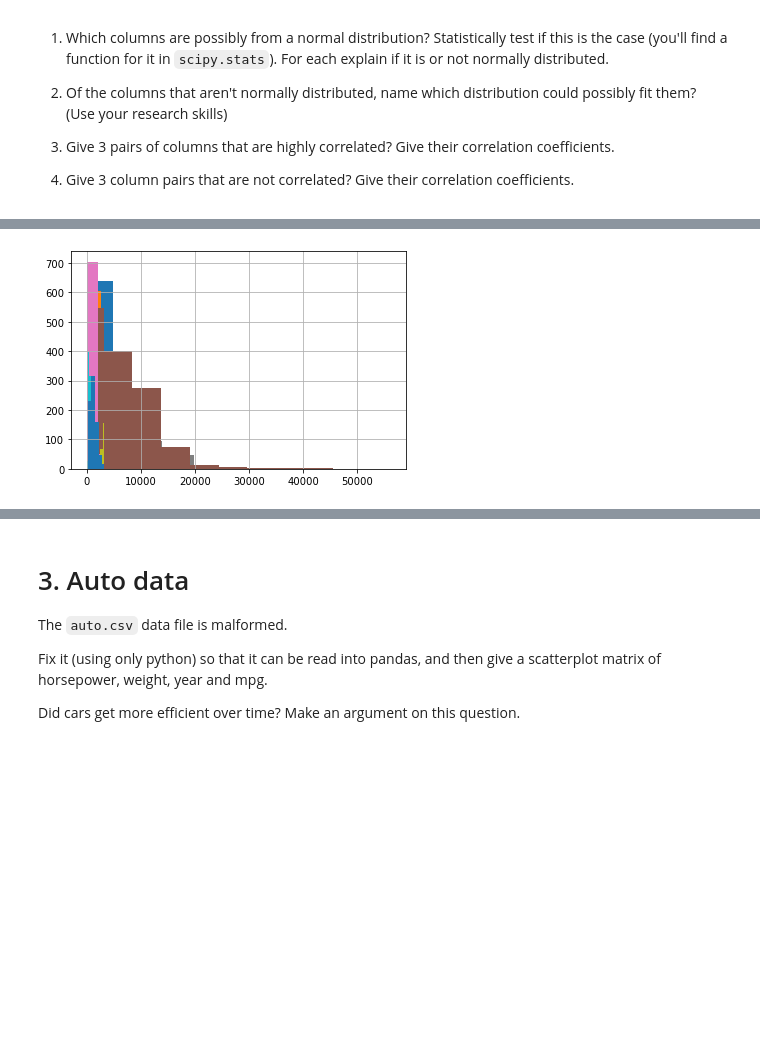
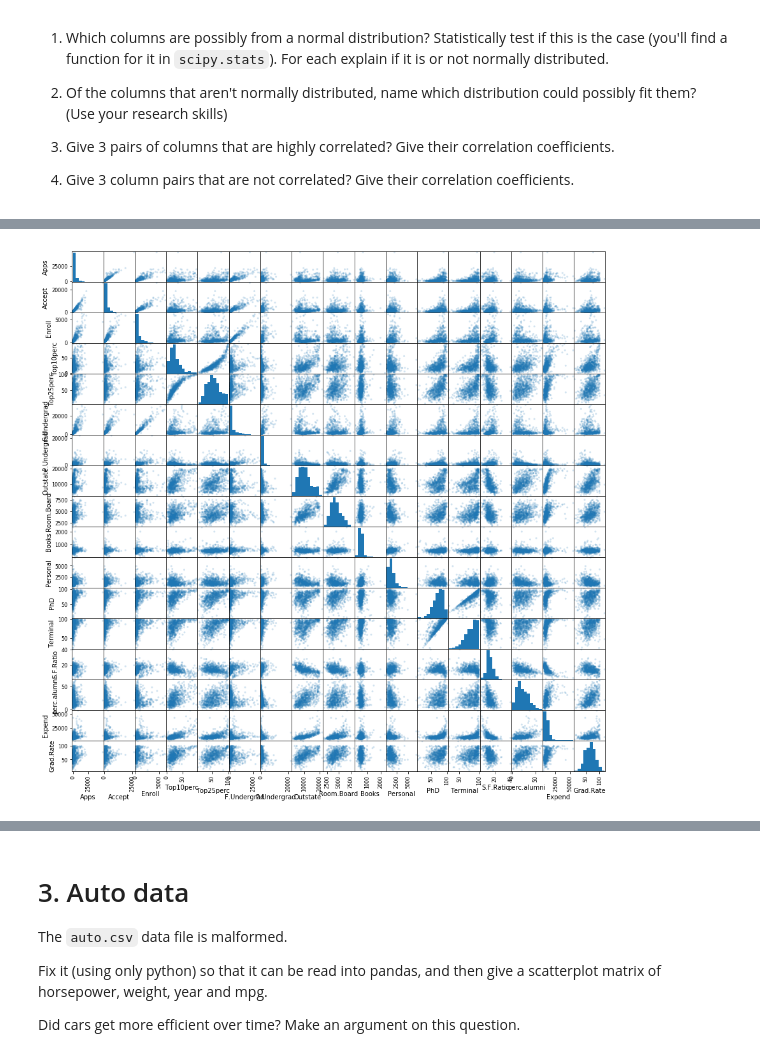
Before and after one commit to cb-ds-1/m2-4-stats, a Jupyter notebook: Workshop.ipynb, the cells around one changed output, grey strips where cells are left out. Saved outputs shown, nothing was run; the diff lists cells and outputs as text; code cells hidden in the pictures; blank space fills up the shorter version.

```diff
--- a/Workshop.ipynb
+++ b/Workshop.ipynb
@@ -31,43 +31,82 @@ Use a scatterplot matrix to analyze the data and answer the following questions:
 # %%
 import pandas as pd
 from itertools import combinations
-import matplotlib as plt
+import matplotlib.pyplot as plt
 import numpy as np
+import seaborn as sns
+from pandas.plotting import scatter_matrix
 from scipy import stats
+
 
 df = pd.read_csv('data/college.csv')
 cols = list(df.columns)
 del cols[0]
 del cols[0]
-print(df)
-alpha = 1e-3
+
+scatter_matrix(df, alpha = 0.2, figsize = (15, 15), diagonal = 'hist')
+
+"""
+NOTE:
+Normality, and skewness, all depend on our arbitrary
+convention for either of these thresholds.
+
+Proof: cdf['skew'] shows none of the datasets are 'perfectly' normally distributed,
+but we can notice that our "Normally" distributed sets as defined in cdf['is_nd']
+have skew values much closer to 0 than those considered not normally distributed.
+
+"""
+alpha = 1e-9
 cdf = pd.DataFrame({
     'column': cols
 })
 
 cdf['p-value'] = cdf.column.apply(lambda row: stats.normaltest(df[row])[1])
+cdf['skew'] = cdf.column.apply(lambda row: stats.skew(df[row],axis=0))
+"""
+We use the dataset to feed the sample poisson set to compare against, ie, use the same mean
+and the same length of data
+"""
+cdf['pois_mean_var'] = cdf.column.apply(lambda row: df[row].mean() - df[row].var())
 cdf['is_nd'] = cdf['p-value'] > alpha
-is_nd = cdf[cdf['is_nd'] == False]
-print("The following  columns appear to be normally distributed, as they pass our t-test null hypothesis")
+is_nd = cdf[cdf['is_nd'] == True]
+print("The following  columns appear to be normally distributed, as they pass our t-test null hypothesis where our alpha")
+print("Is {alpha}".format(alpha=alpha))
 print(cdf)
+print(is_nd)
 """
 2.
-"""
-"""
 The Unnamed column is not a distribution, it's just a list of unique names
 
 The Private column is a binomial distribution (True or `false`), what
 makes binomial is the number of trials (is a college private or not)
 occurs once for each college.
-All other columns who were not of a normal distribution seem to follow
-a poisson-like distribution, as seen bellow:
+All other columns who were not of a normal distribution cdf[cdf['is_nd' == False]]
+seem to be either:
+ - normal-skewed distributed
+     - left: Toip10Perc, Perc.Alumni, SF.Ratio, Personnal, Books, Room.Board, Outstate
+     - right: PhD, Terminal, Top25Perc
+ - negative exponentially distributed : Apps, Accept, Enroll, P/F.Undergrad, Expend
+ - positive exponential: terminal
 """
-print(" ")
-print("The following columns appear to follow a poisson-like distribution")
-for col in list(is_nd.column):
-    gr = pd.Series(df[col])
-    gr.hist()
 
-for comb in  combinations(cols, 2):
-    print(comb)
+"""
+3/4.
+"""
+non_nd = cdf[cdf['is_nd'] == False]
+coeffs = pd.DataFrame({
+    'A': [],
+    'B': [],
+    'coeff': []
+})
+for col_comb in combinations(non_nd.column, 2):
+    coeffs = coeffs.append({
+        'A': col_comb[0],
+        'B': col_comb[1],
+        'coeff': df[col_comb[0]].astype(int).corr(df[col_comb[1]].astype(int))
+    }, ignore_index=True)
+coeffs = coeffs.sort_values(by=['coeff'],ascending=False)
+print("The three pairs of columns with the highgest coeffs are")
+print(coeffs.nlargest(3,'coeff'))
+print("The three pairs of columns with the lowest coeffs are")
+print(coeffs.nsmallest (3,'coeff'))
 # %% [output]
@@ -91,4 +130,4 @@ for comb in  combinations(cols, 2):
-[figure, old version]
+[figure, new version]
 # %% [markdown]
 ### 2.2 Boxplot
 
```
Also changed, not shown: parts of 6 cells of this notebook, 1 other file.
